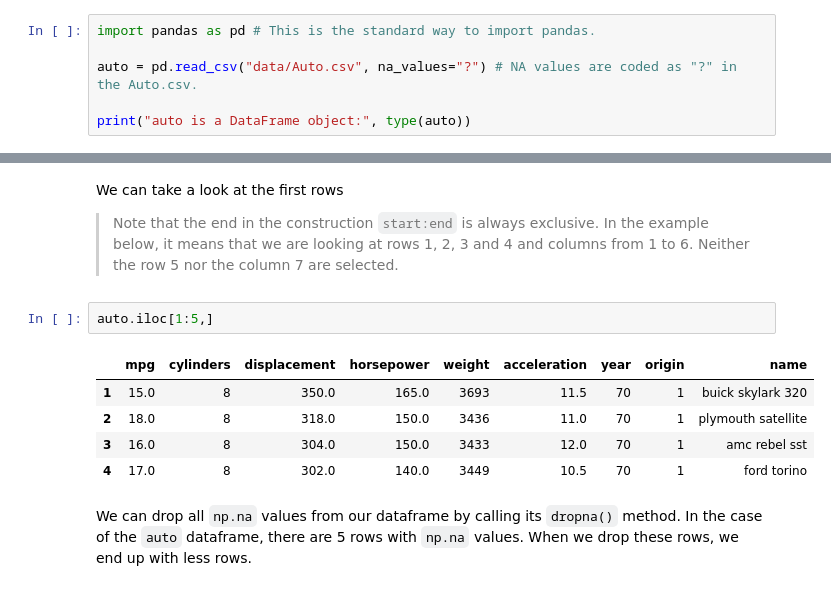
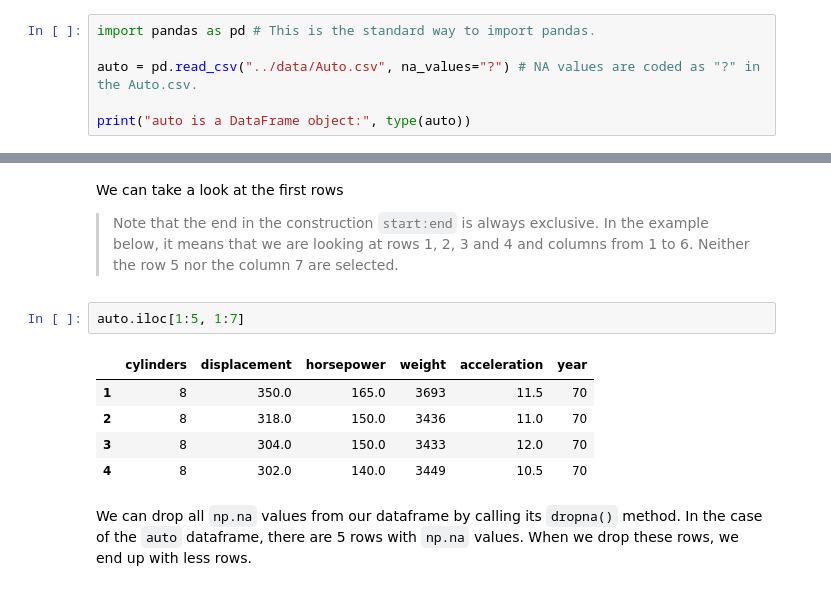
Before and after one commit to ashley-young/ISLP, a Jupyter notebook: labs/lab02.ipynb, the cells around one changed output, grey strips where cells are left out. Drawn from its saved outputs; the diff is of its cells as text.

```diff
--- a/labs/lab02.ipynb
+++ b/labs/lab02.ipynb
@@ -368,7 +374,7 @@ I think the most similar way to load data from .csv files into Python compared t
 # %%
 import pandas as pd # This is the standard way to import pandas.
 
-auto = pd.read_csv("data/Auto.csv", na_values="?") # NA values are coded as "?" in the Auto.csv.
+auto = pd.read_csv("../data/Auto.csv", na_values="?") # NA values are coded as "?" in the Auto.csv.
 
 print("auto is a DataFrame object:", type(auto))
 # %% [output]
@@ -392,13 +398,13 @@ We can take a look at the first rows
 
 > Note that the end in the construction `start:end` is always exclusive. In the example below, it means that we are looking at rows 1, 2, 3 and 4 and columns from 1 to 6. Neither the row 5 nor the column 7 are selected.
 # %%
-auto.iloc[1:5,]
+auto.iloc[1:5, 1:7]
 # %% [output]
-|  | mpg | cylinders | displacement | horsepower | weight | acceleration | year | origin | name |
-| 1 | 15.0 | 8 | 350.0 | 165.0 | 3693 | 11.5 | 70 | 1 | buick skylark 320 |
-| 2 | 18.0 | 8 | 318.0 | 150.0 | 3436 | 11.0 | 70 | 1 | plymouth satellite |
-| 3 | 16.0 | 8 | 304.0 | 150.0 | 3433 | 12.0 | 70 | 1 | amc rebel sst |
-| 4 | 17.0 | 8 | 302.0 | 140.0 | 3449 | 10.5 | 70 | 1 | ford torino |
+|  | cylinders | displacement | horsepower | weight | acceleration | year |
+| 1 | 8 | 350.0 | 165.0 | 3693 | 11.5 | 70 |
+| 2 | 8 | 318.0 | 150.0 | 3436 | 11.0 | 70 |
+| 3 | 8 | 304.0 | 150.0 | 3433 | 12.0 | 70 |
+| 4 | 8 | 302.0 | 140.0 | 3449 | 10.5 | 70 |
 # %% [markdown]
 We can drop all `np.na` values from our dataframe by calling its `dropna()` method. In the case of the `auto` dataframe, there are 5 rows with `np.na` values. When we drop these rows, we end up with less rows.
 # %%
```
Also changed, not shown: parts of 14 cells of this notebook, 1 other file.
